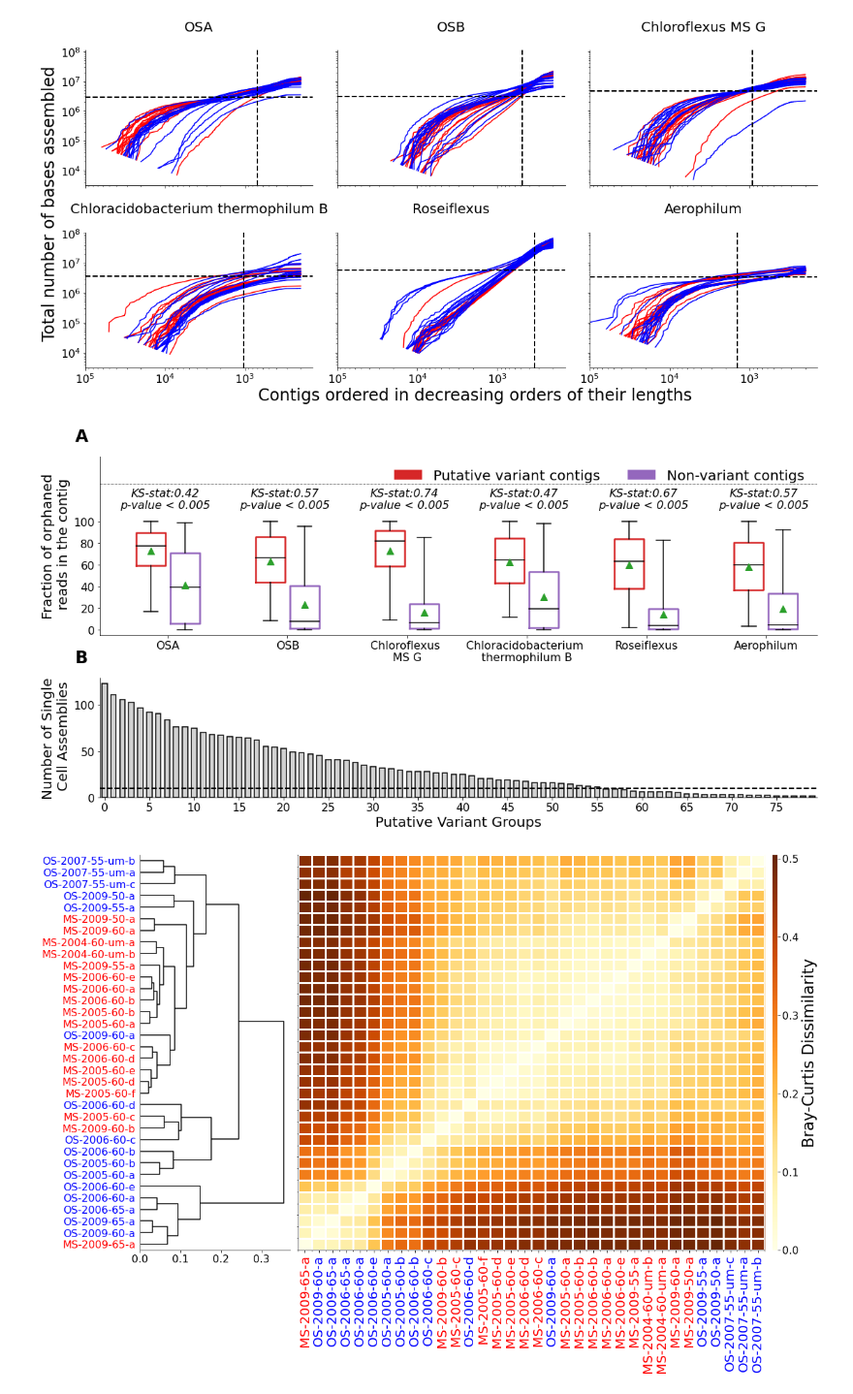
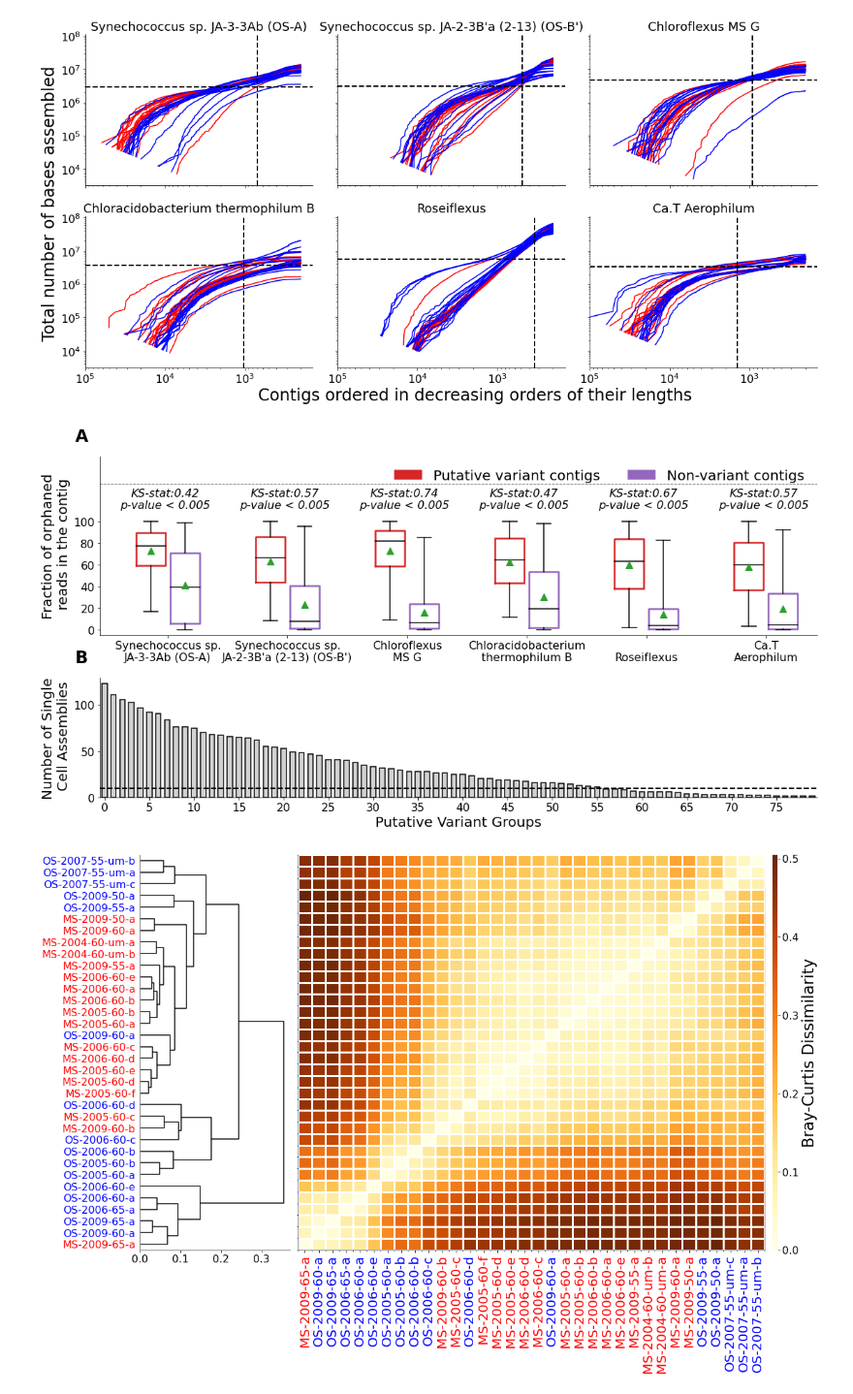
Before and after one commit to hsmurali/Hot_Springs_Analysis, a Jupyter notebook: Scripts/Synechococcus_Paper/Analysis.ipynb, the cells around one changed output. Shown at 97% size. Saved outputs shown, nothing was run; the diff lists cells and outputs as text; code cells hidden in the pictures.

```diff
--- a/Scripts/Synechococcus_Paper/Analysis.ipynb
+++ b/Scripts/Synechococcus_Paper/Analysis.ipynb
@@ -55,7 +44,7 @@ Aerophilum SAG.Summary.pkl
 # %%
 hotsprings = Summary['OSA']['Reassembly.Summary.pkl']['Summary']['Sample'].tolist()
 df_Metadata = pd.read_excel('/Users/harihara/Research-Activities/Data/Hot-Spring/hotspring_metadata.xlsx')
-df_Metadata = df_Metadata.sort_values(by = ['Spring','Table_1_name'])
+df_Metadata = df_Metadata.sort_values(by = ['Spring','Year','Avg_temperature'])
 df_Metadata['Spring'] = df_Metadata['Spring'].str.replace("Spring","")
 df_Metadata = df_Metadata[df_Metadata['Sample_name'].isin(hotsprings)]
 samples = [s for s in df_Metadata['Sample_name'].tolist()]
@@ -64,6 +53,7 @@ sample_spring = dict(zip(df_Metadata['Sample_name'].tolist(), df_Metadata['Sprin
 x_ticks = df_Metadata['Table_1_name'].tolist()
 mscolor, oscolor = 'red', 'blue'
 spring_colors = [mscolor]*ms+[oscolor]*os
+genome_labels = dict(zip(genomes, genome_names))
 # %%
 plt.rcParams.update(rcParams)
 flierprops = dict(marker='x', markersize=0.5, linestyle='none')
@@ -85,13 +75,20 @@ for g in genomes:
         x = np.random.normal(positions[j], 0.095, size=len(y))
         ax[i].scatter(x,y,color = spring_colors[j],alpha = 0.05, marker = 'o', s = 5, rasterized=True)
         ax[i].scatter([positions[j]]*2, [max(y), min(y)], color = spring_colors[j], marker = 'o', s = 5)
-    ax[i].set_title(g.replace("_"," "), size = 20)
+    ax[i].set_title(genome_labels[g], size = 20)
     i+=1
 ax[5].set_yscale('symlog')
 ax[5].set_yticks([1,100,10000])
 ax[5].set_xticks(range(0, 34))
 ax[5].set_xticklabels(x_ticks, rotation = 90)
-fig.text(0.4, 0, 'Hotspring Sample ID', size = 24)
+sec2 = ax[5].secondary_xaxis(location=0)
+sec2.set_xticks([-0.5, 17.5, 33.5], labels = ['','',''])
+sec2.tick_params('x', length=140, width=0.5)
+fig.text(0.22, -0.025, 'Mushroom Springs', color = 'red', size = 30)
+fig.text(0.65, -0.025, 'Octopus Springs', color = 'blue', size = 30)
+
+ax[5].set_xlim(-0.5, 33.5)
+
 fig.text(-0.007, 0.57, 'Mean coverage of 1kBp windows', va='center', rotation='vertical', size = 24)
 fig.tight_layout()
 
@@ -102,29 +98,0 @@ fig.savefig(plots_dir+'Fig-S2-Coverage.png',bbox_inches="tight")
-# %%
-plt.rcParams.update(rcParams)
-
-fig, ax = plt.subplots(6,1, figsize =(16,10), sharex = True, sharey = True)
-i = 0
-for g in genomes:
-    if g == 'Synechococcus':
-        continue
-    df = Summary[g]['Reassembly.Summary.pkl']['Summary']
-    df = df.set_index('Sample')
-    df = df.loc[samples]
-    df['Frac_Orphaned'] = df['Orphaned Reads in Only One Genome ']/df['ReadCounts']*100.0
-    bars = ax[i].bar(range(0,34), df['Frac_Orphaned'], width = 0.6, color = 'black',fill=False, linewidth = 1.5)
-    bars = ax[i].bar(range(0,34), df['Frac_Orphaned'], width = 0.6, color = spring_colors, alpha = 0.6)
-    ax[i].set_title(g.replace("_"," "), size = 20)
-    ax[i].axhline(10, linestyle = '--', color = 'black')
-    i += 1
-ax[5].set_yticks([5,10,15,20,25])
-ax[5].set_xlim([-0.5,33.5])
-ax[5].set_xticks(range(0, 34))
-ax[5].set_xticklabels(x_ticks, rotation = 90)
-
-fig.text(0.4, 0, 'Hotspring Sample ID', size = 24)
-fig.text(-0.005, 0.6, 'Percentage of reads orphaned', va='center', rotation='vertical', size = 24)
-
-fig.tight_layout()
-fig.subplots_adjust(hspace = 0.375)
-fig.savefig(plots_dir+'Fig-1-Orphaned_Reads.pdf',bbox_inches="tight")
-fig.savefig(plots_dir+'Fig-1-Orphaned_Reads.png',bbox_inches="tight")
@@ -133,34 +240,34 @@ fig.savefig(plots_dir+'Fig-1-Orphaned_Reads.png',bbox_inches="tight")
 # %%
 #sample_dict = dict(zip(df_Metadata['Sample_name'].tolist(), df_Metadata['Spring'].tolist()))
 fig, ax = plt.subplots(2, 3, figsize = (16, 8), sharex = True, sharey = True)
 k = 0
 for g in genomes:
     if g == 'Synechococcus': continue
     i, j = int(k/3), int(k%3)
     avg_n50 = 0.0
     for p in range(0, len(samples)):
         ax[i][j].plot(Summary[g]['Reassembly.Summary.pkl']['Assembly'][samples[p]]['lengths'],
                       Summary[g]['Reassembly.Summary.pkl']['Assembly'][samples[p]]['cumulative'],
                       color = spring_colors[p], rasterized = True)
         avg_n50 += Summary[g]['Reassembly.Summary.pkl']['Assembly'][samples[p]]['NGx']
     ax[i][j].axhline(Summary[g]['Reassembly.Summary.pkl']['Assembly'][samples[p]]['Glen'], color = 'black',
                      linestyle = '--', linewidth = 2)
     ax[i][j].axvline(avg_n50/len(samples), color = 'black', linestyle = '--', linewidth = 2)
-    ax[i][j].set_title(g.replace("_"," ")+"\n", size = 20)
+    ax[i][j].set_title(genome_labels[g], size = 18)
 
     k += 1
 ax[0][0].set_xlim(ax[0][0].get_xlim()[::-1])
 ax[0][0].set_yscale('log')
 ax[0][0].set_xscale('log')
 ax[0][0].set_xlim([100000, 141])
 fig.text(0.27, 0, 'Contigs ordered in decreasing orders of their lengths', size = 24)
 fig.text(-0.005, 0.5, 'Total number of bases assembled', va='center', rotation='vertical', size = 24)
 
 fig.tight_layout()
 fig.savefig(plots_dir+'Fig-S1-Assembly.pdf',bbox_inches="tight")
 fig.savefig(plots_dir+'Fig-S1-Assembly.png',bbox_inches="tight")
 # %% [output]
-[figure, old version]
+[figure, new version]
 # %%
 flierprops = dict(marker='x', markersize=2.5, linestyle='none', color = 'gray')
 whiskerprops = dict(color='black',linewidth=1.5)
@@ -181,11 +288,15 @@ ax2 = fig.add_subplot(gs2[0])
 gaps = 3.5
 counter = 0
 
-xticklabels = ["OSA","OSB","Chloroflexus \nMS G","Chloracidobacterium \nthermophilum B","Roseiflexus",
-               "Aerophilum"]
+xticklabels = []
 xticks = []
 for g in genomes:
+
     if g == 'Synechococcus': continue
+    label = ""
+    splits = genome_labels[g].split(" ")
+    label = " ".join(splits[0:int(len(splits)/2)])+"\n"+" ".join(splits[int(len(splits)/2):])
+    xticklabels.append(label)
     df = Summary[g]['Orphaned_Reads.Summary.pkl']
     df = df[df['Read'] > 20]
     df_novel_filter = df.loc[df['Novel'] == 1]
@@ -238,7 +349,7 @@ fig.tight_layout()
 fig.savefig(plots_dir+'Fig-2-Orphaned_Reads_Statistical_Analysis.pdf',bbox_inches="tight")
 fig.savefig(plots_dir+'Fig-2-Orphaned_Reads_Statistical_Analysis.png',bbox_inches="tight")
 # %% [output]
-[figure, old version]
+[figure, new version]
 # %%
 D = dict(zip(df_Metadata['Sample_name'].tolist(),df_Metadata['Table_1_name'].tolist()))
 
```
Also changed, not shown: parts of 16 cells of this notebook, 1 other file.
